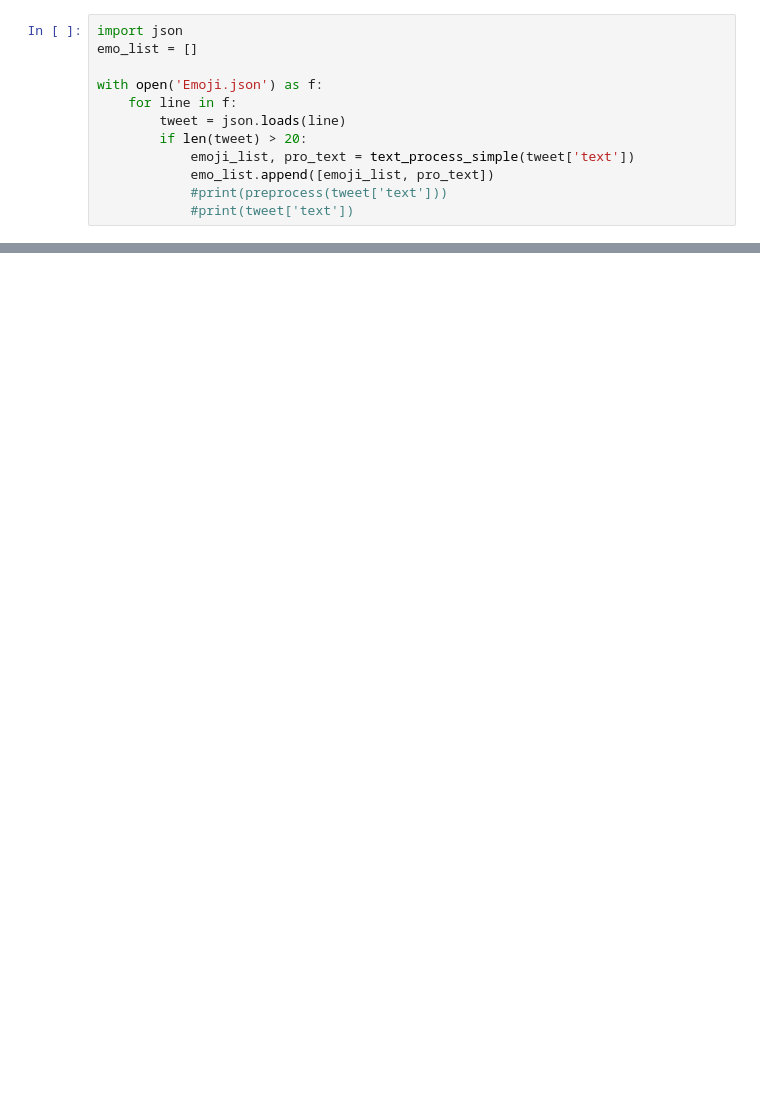
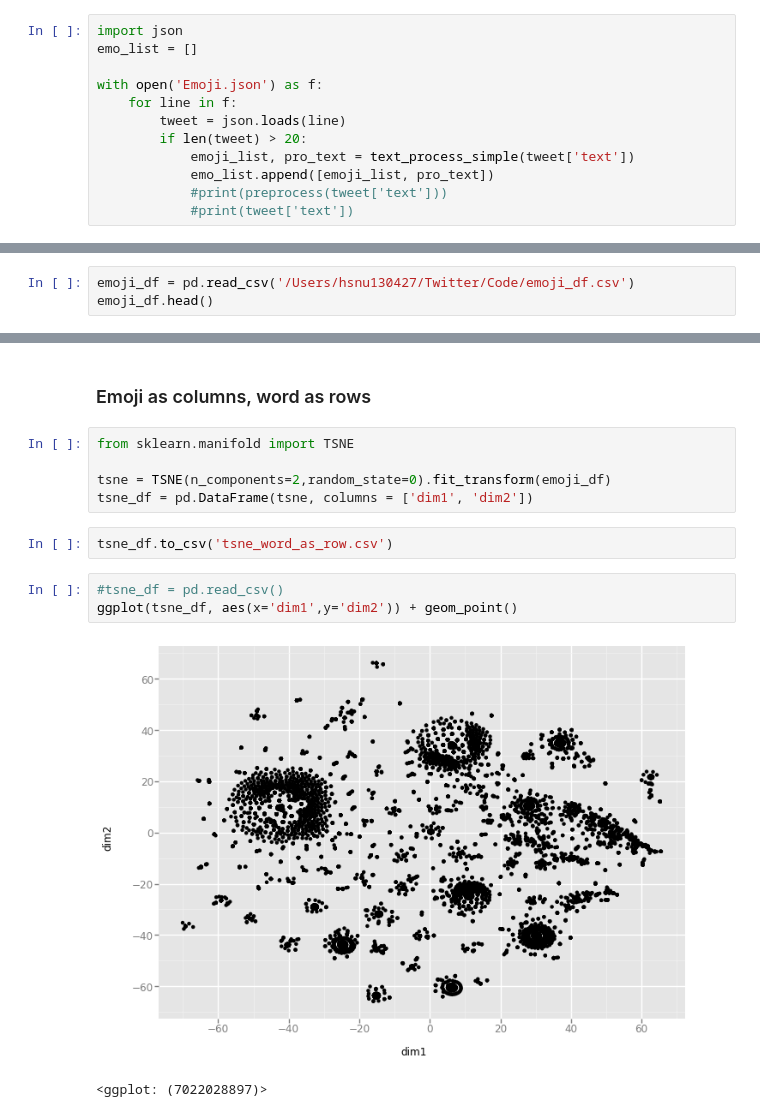
Before and after one commit to Yu-TheTurtle/Applying-TensorFlow-to-predict-emojis-in-Tweets, a Jupyter notebook: Code/Twitter.ipynb, the cells around one changed output, grey strips where cells are left out. Saved outputs shown, nothing was run; the diff lists cells and outputs as text; blank space fills up the shorter version.

```diff
--- a/Code/Twitter.ipynb
+++ b/Code/Twitter.ipynb
@@ -438,0 +313,3 @@ emoji_df
+# %%
+emoji_df = pd.read_csv('/Users/hsnu130427/Twitter/Code/emoji_df.csv')
+emoji_df.head()
@@ -438,0 +360,15 @@ emoji_df
+# %% [markdown]
+### Emoji as columns, word as rows
+# %%
+from sklearn.manifold import TSNE
+
+tsne = TSNE(n_components=2,random_state=0).fit_transform(emoji_df)
+tsne_df = pd.DataFrame(tsne, columns = ['dim1', 'dim2'])
+# %%
+tsne_df.to_csv('tsne_word_as_row.csv')
+# %%
+#tsne_df = pd.read_csv()
+ggplot(tsne_df, aes(x='dim1',y='dim2')) + geom_point()
+# %% [output]
+[figure, added]
+<ggplot: (7022028897)>
```
Also changed, not shown: parts of 100 cells of this notebook, 1 other file.
